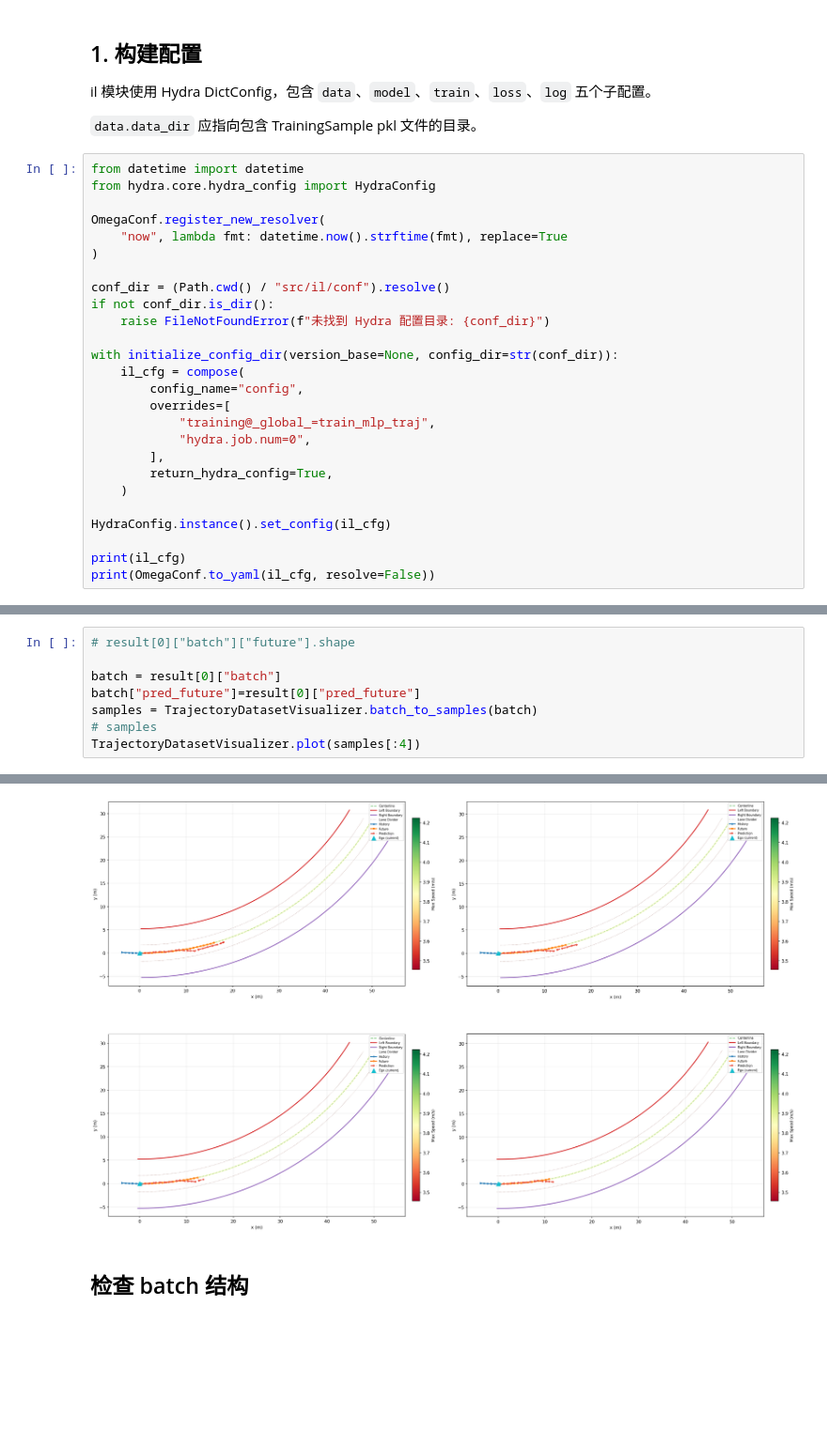
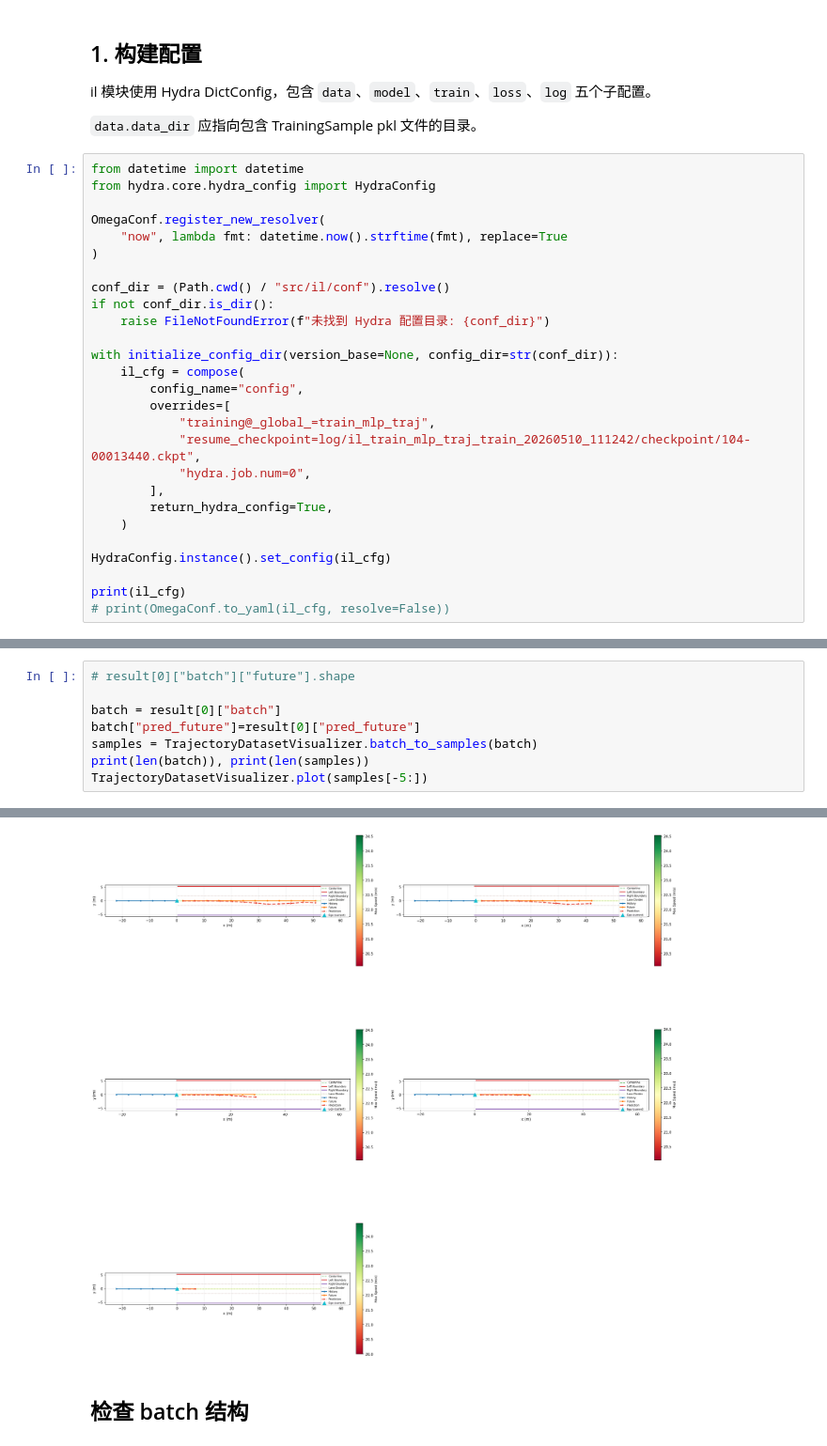
Before and after one commit to steven-yl/TrajToy, a Jupyter notebook: example/il_mlp_train_toturial.ipynb, the cells around one changed output, grey strips where cells are left out. Shown at 94% size. Drawn from its saved outputs; the diff is of its cells as text; blank space fills up the shorter version.

```diff
--- a/example/il_mlp_train_toturial.ipynb
+++ b/example/il_mlp_train_toturial.ipynb
@@ -55,6 +55,7 @@ with initialize_config_dir(version_base=None, config_dir=str(conf_dir)):
         config_name="config",
         overrides=[
             "training@_global_=train_mlp_traj",
+            "resume_checkpoint=log/il_train_mlp_traj_train_20260510_111242/checkpoint/104-00013440.ckpt",
             "hydra.job.num=0",
         ],
         return_hydra_config=True,
@@ -63,6 +64,6 @@ with initialize_config_dir(version_base=None, config_dir=str(conf_dir)):
 HydraConfig.instance().set_config(il_cfg)
 
 print(il_cfg)
-print(OmegaConf.to_yaml(il_cfg, resolve=False))
+# print(OmegaConf.to_yaml(il_cfg, resolve=False))
 # %% [output]
 {'hydra': {'run': {'dir': '${app.log_root}/${app.name}_${app.selected_training}_${now:%Y%m%d_%H%M%S}'}, 'sweep': {'dir': '${app.log_root}/${app.name}_${app.selected_training}_${now:%Y%m%d_%H%M%S}', 's ...
@@ -99,6 +84,6 @@ predict done!
 batch = result[0]["batch"]
 batch["pred_future"]=result[0]["pred_future"]
 samples = TrajectoryDatasetVisualizer.batch_to_samples(batch)
-# samples
-TrajectoryDatasetVisualizer.plot(samples[:4])
+print(len(batch)), print(len(samples))
+TrajectoryDatasetVisualizer.plot(samples[-5:])
 # %% [output]
@@ -105,4 +92,4 @@ TrajectoryDatasetVisualizer.plot(samples[:4])
-[figure, old version]
+[figure, new version]
 # %% [markdown]
 ## 检查 batch 结构
 # %%
```
Also changed, not shown: parts of 5 cells of this notebook, 7 other files.
